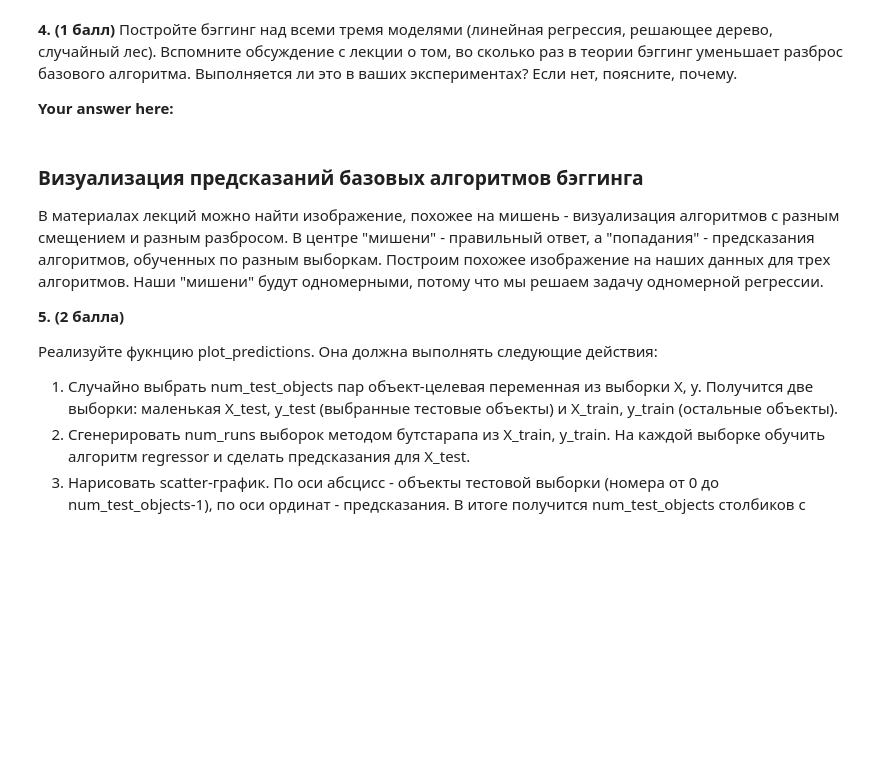
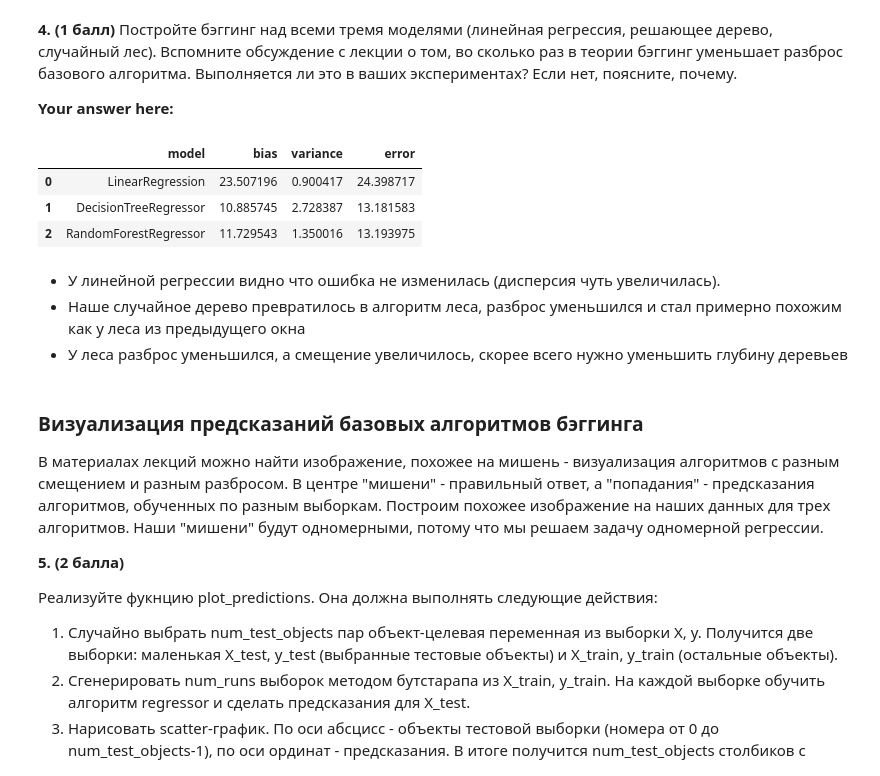
Before and after one commit to miche2020/ml-course-hse, a Jupyter notebook: 2020-fall/homeworks-practice/homework-practice-06-bvd.ipynb, the cells around one changed output. Drawn from its saved outputs; the diff is of its cells as text; code cells hidden in the pictures; blank space fills up the shorter version.

```diff
--- a/2020-fall/homeworks-practice/homework-practice-06-bvd.ipynb
+++ b/2020-fall/homeworks-practice/homework-practice-06-bvd.ipynb
@@ -121,7 +123,7 @@ def compute_biase_variance(regressor, X, y, num_runs=1):
     :returns: bias (float), variance (float), error (float)
     each value is computed using bootstrap
     """
-    ### your code here
+    # your code here
     n = X.shape[0]
     error = 0
     bias = 0
@@ -131,7 +133,7 @@ def compute_biase_variance(regressor, X, y, num_runs=1):
 
     for i in range(num_runs):
         sample_indx = np.random.randint(n, size=n)
-        not_in_sample_ind = np.setdiff1d(np.arange(n),sample_indx)
+        not_in_sample_ind = np.setdiff1d(np.arange(n), sample_indx)
         out_of_bag_matrix[not_in_sample_ind] += 1
 
         X_train, y_train = X[sample_indx], y[sample_indx]
@@ -144,12 +146,14 @@ def compute_biase_variance(regressor, X, y, num_runs=1):
     error = error / np.sum(out_of_bag_matrix)
     not_zero_ind = np.where(out_of_bag_matrix != 0)
 
-    bias = np.mean(((np.sum(all_y_pred[:, not_zero_ind],axis=0)[0] / out_of_bag_matrix[not_zero_ind]) - y[not_zero_ind]) ** 2)
+    bias = np.mean(((np.sum(all_y_pred[:, not_zero_ind], axis=0)[
+                   0] / out_of_bag_matrix[not_zero_ind]) - y[not_zero_ind]) ** 2)
 
-    mean_predict  =  np.sum(all_y_pred,axis=0)
-    mean_predict[not_zero_ind] = mean_predict[not_zero_ind] / out_of_bag_matrix[not_zero_ind]
-    variance = np.mean((np.sum((all_y_pred - mean_predict) ** 2, axis=0) - np.sum(all_y_pred == 0, axis=0) * (mean_predict ** 2))[not_zero_ind] / out_of_bag_matrix[not_zero_ind])
-
+    mean_predict = np.sum(all_y_pred, axis=0)
+    mean_predict[not_zero_ind] = mean_predict[not_zero_ind] / \
+        out_of_bag_matrix[not_zero_ind]
+    variance = np.mean((np.sum((all_y_pred - mean_predict) ** 2, axis=0) - np.sum(all_y_pred ==
+                       0, axis=0) * (mean_predict ** 2))[not_zero_ind] / out_of_bag_matrix[not_zero_ind])
 
     return (bias, variance, error)
 # %% [markdown]
@@ -190,6 +194,24 @@ __4. (1 балл)__
 Постройте бэггинг над всеми тремя моделями (линейная регрессия, решающее дерево, случайный лес). Вспомните обсуждение с лекции о том, во сколько раз в теории бэггинг уменьшает разброс базового алгоритма. Выполняется ли это в ваших экспериментах? Если нет, поясните, почему.
 
 __Your answer here:__
+# %%
+lst = []
+for model in models:
+    bias, variance, error = compute_biase_variance(BaggingRegressor(
+        model(), n_estimators=20, random_state=42), X, y, num_runs=100)
+    lst.append({'model': model.__name__, 'bias': bias,
+               'variance': variance, 'error': error})
+table = pd.DataFrame(lst)
+table.head()
+# %% [output]
+|  | model | bias | variance | error |
+| 0 | LinearRegression | 23.507196 | 0.900417 | 24.398717 |
+| 1 | DecisionTreeRegressor | 10.885745 | 2.728387 | 13.181583 |
+| 2 | RandomForestRegressor | 11.729543 | 1.350016 | 13.193975 |
+# %% [markdown]
+- У линейной регрессии видно что ошибка не изменилась (дисперсия чуть увеличилась).
+- Наше случайное дерево превратилось в алгоритм леса, разброс уменьшился и стал примерно похожим как у леса из предыдущего окна
+- У леса разброс уменьшился, а смещение увеличилось, скорее всего нужно уменьшить глубину деревьев
 # %% [markdown]
 ### Визуализация предсказаний базовых алгоритмов бэггинга
 
```
Also changed, not shown: parts of 7 cells of this notebook, 1 other file.
